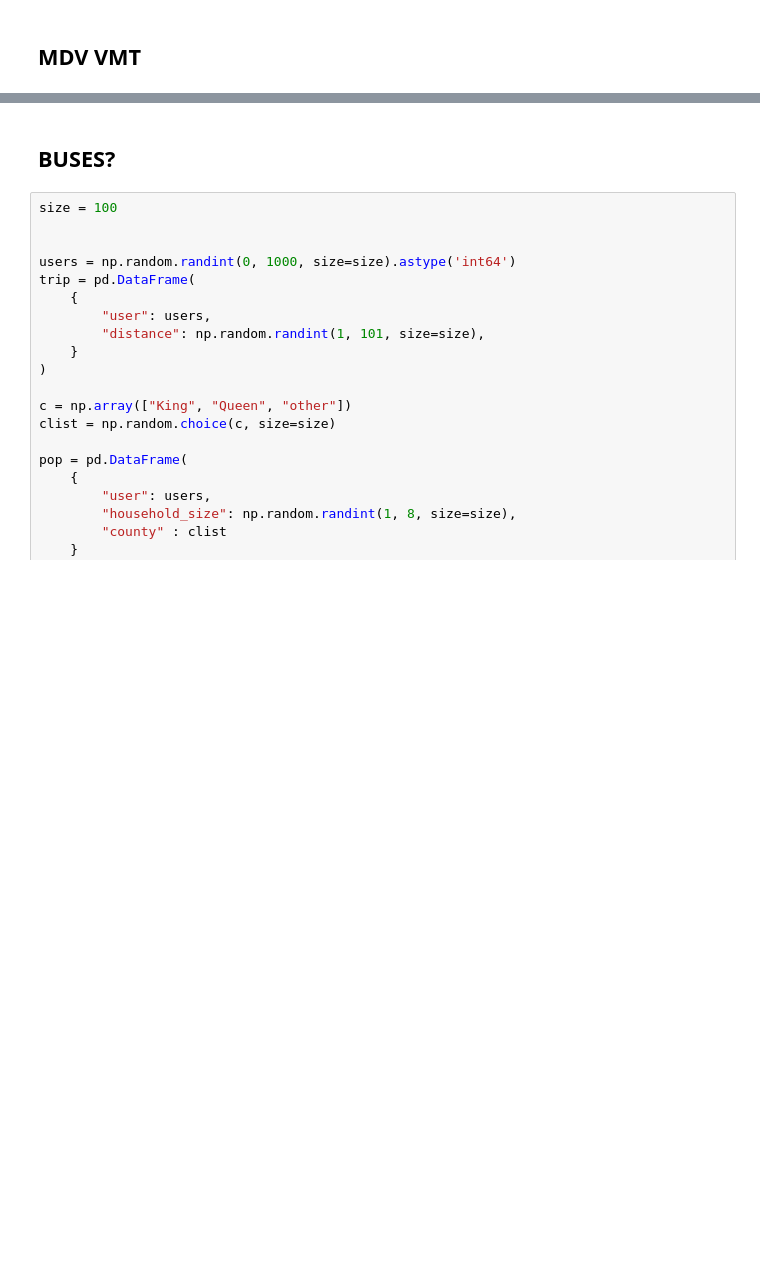
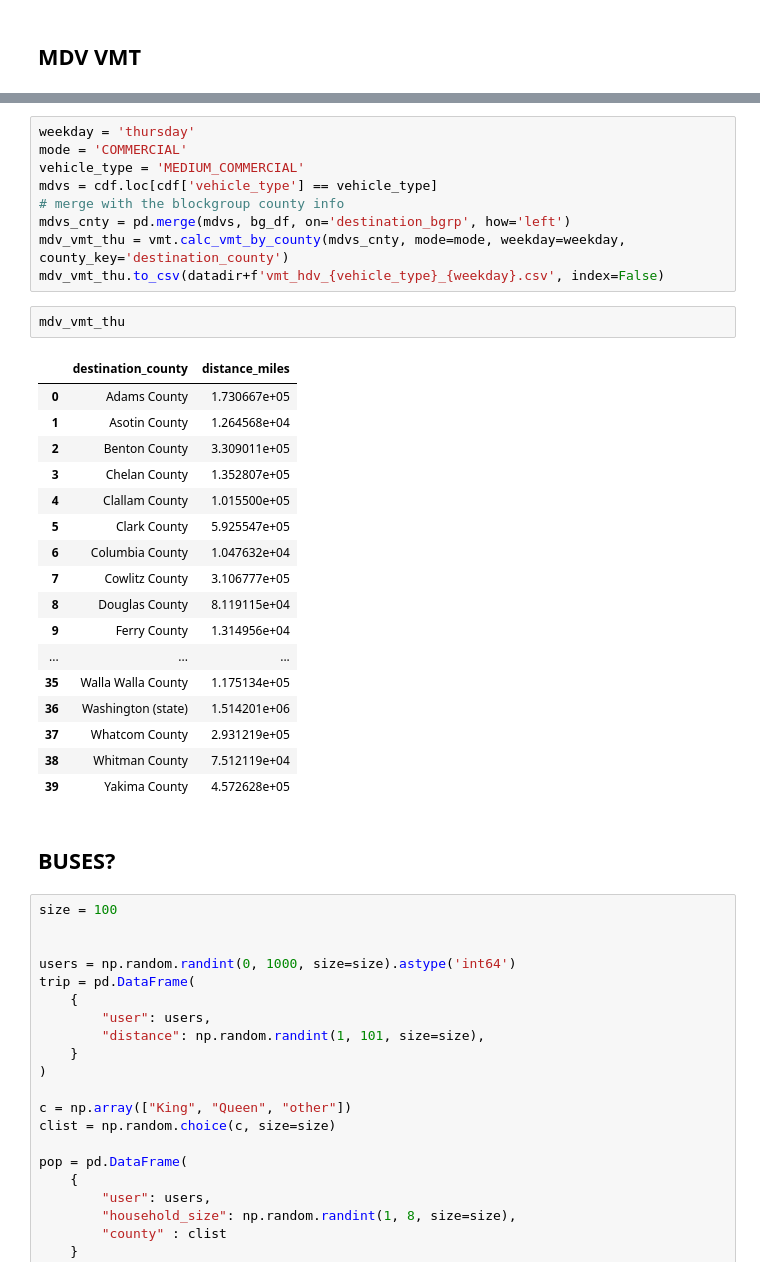
Before and after one commit to rmi-mobility-data-science/replicaEVSE, a Jupyter notebook: notebooks/replica_vmt.ipynb, the cells around one changed output, grey strips where cells are left out. Drawn from its saved outputs; the diff is of its cells as text; blank space fills up the shorter version.

```diff
--- a/notebooks/replica_vmt.ipynb
+++ b/notebooks/replica_vmt.ipynb
@@ -153,3 +192,32 @@ hdv_vmt.to_csv(datadir+'vmt_mdv.csv', index=False)
+# %%
+weekday = 'thursday'
+mode = 'COMMERCIAL'
+vehicle_type = 'MEDIUM_COMMERCIAL'
+mdvs = cdf.loc[cdf['vehicle_type'] == vehicle_type]
+# merge with the blockgroup county info
+mdvs_cnty = pd.merge(mdvs, bg_df, on='destination_bgrp', how='left')
+mdv_vmt_thu = vmt.calc_vmt_by_county(mdvs_cnty, mode=mode, weekday=weekday, county_key='destination_county')
+mdv_vmt_thu.to_csv(datadir+f'vmt_hdv_{vehicle_type}_{weekday}.csv', index=False)
+# %%
+mdv_vmt_thu
+# %% [output]
+|  | destination_county | distance_miles |
+| 0 | Adams County | 1.730667e+05 |
+| 1 | Asotin County | 1.264568e+04 |
+| 2 | Benton County | 3.309011e+05 |
+| 3 | Chelan County | 1.352807e+05 |
+| 4 | Clallam County | 1.015500e+05 |
+| 5 | Clark County | 5.925547e+05 |
+| 6 | Columbia County | 1.047632e+04 |
+| 7 | Cowlitz County | 3.106777e+05 |
+| 8 | Douglas County | 8.119115e+04 |
+| 9 | Ferry County | 1.314956e+04 |
+| ... | ... | ... |
+| 35 | Walla Walla County | 1.175134e+05 |
+| 36 | Washington (state) | 1.514201e+06 |
+| 37 | Whatcom County | 2.931219e+05 |
+| 38 | Whitman County | 7.512119e+04 |
+| 39 | Yakima County | 4.572628e+05 |
 # %% [markdown]
 ## BUSES?
 # %%
```
Also changed, not shown: parts of 8 cells of this notebook.
